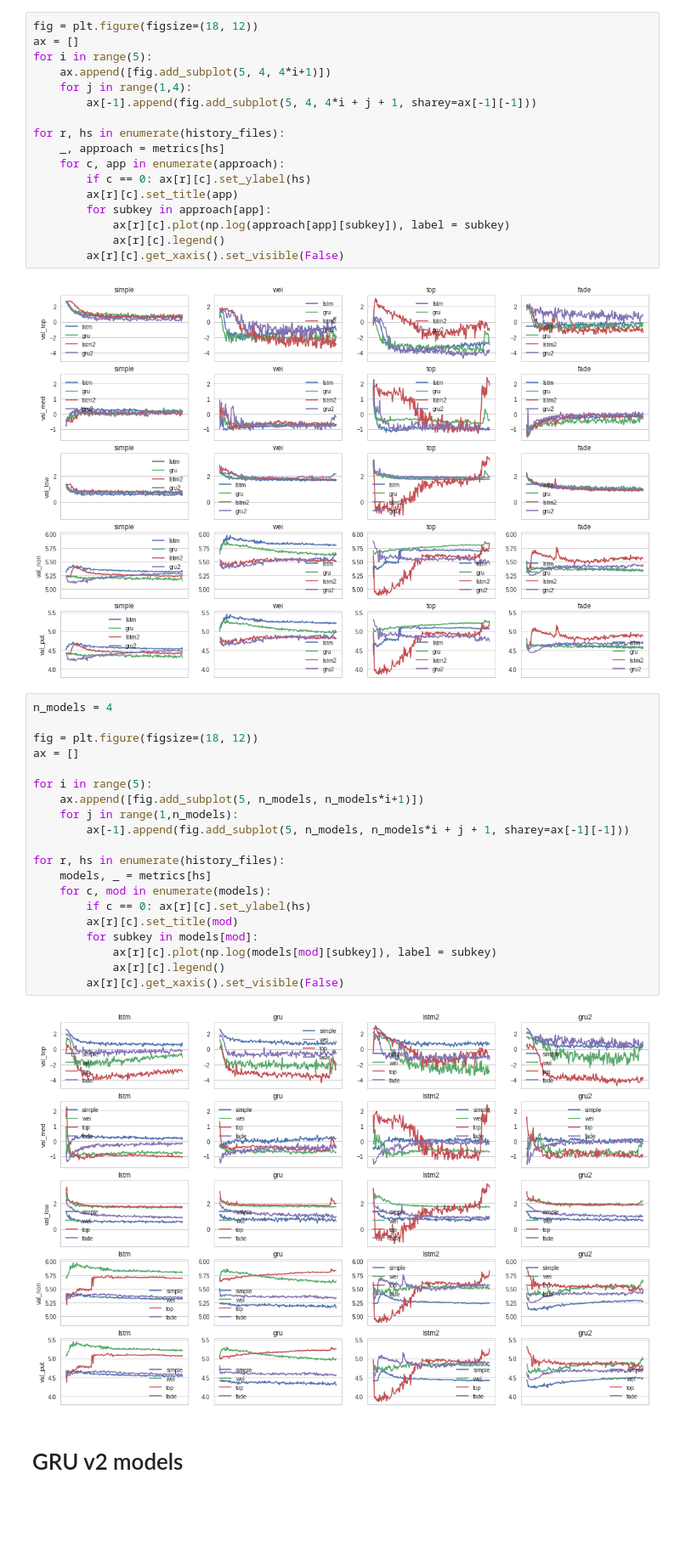
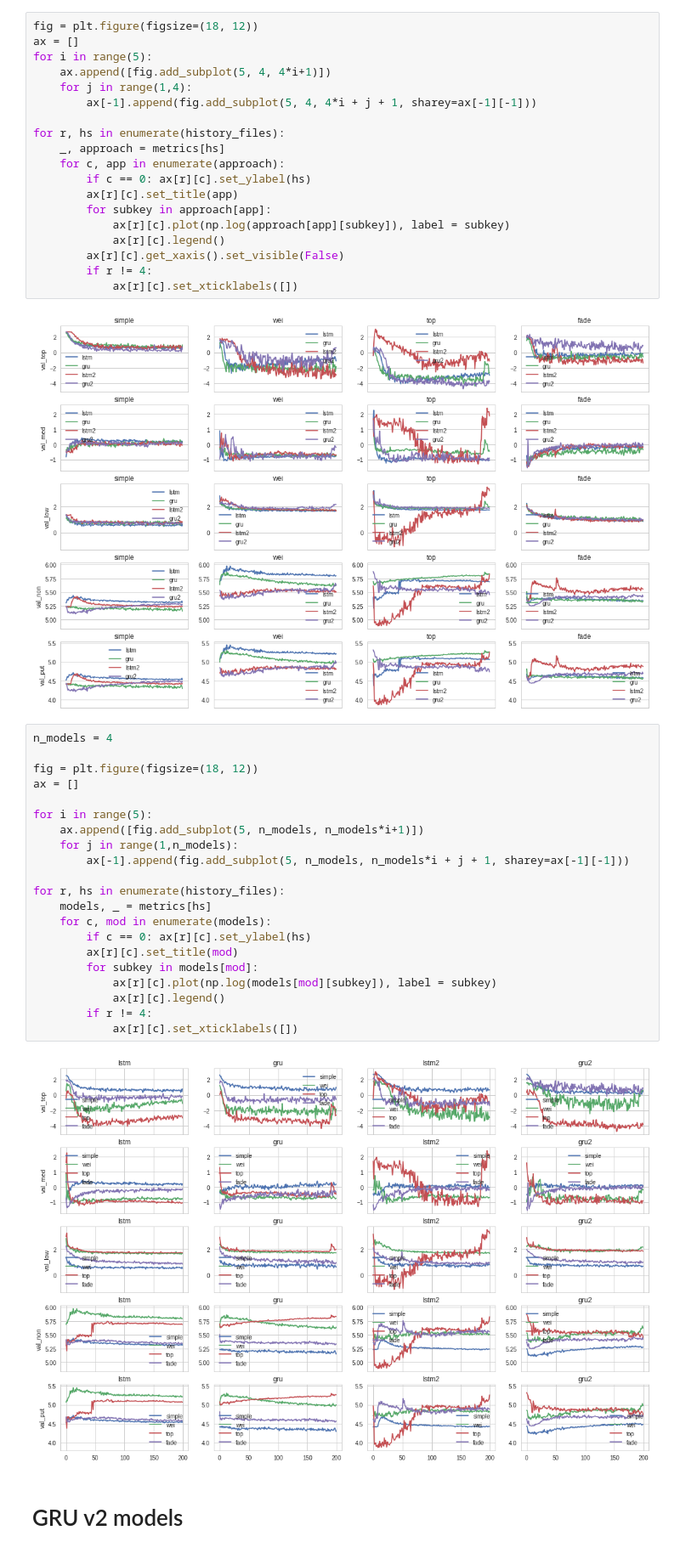
Before and after one commit to weiwang2330/immdeep, a Jupyter notebook: models/paper/overview.ipynb, the cells around one changed output. Shown at 85% size. Saved outputs shown, nothing was run; the diff lists cells and outputs as text; blank space fills up the shorter version.

```diff
--- a/models/paper/overview.ipynb
+++ b/models/paper/overview.ipynb
@@ -51,30 +51,33 @@ for r, hs in enumerate(history_files):
             ax[r][c].plot(np.log(approach[app][subkey]), label = subkey)
             ax[r][c].legend()
         ax[r][c].get_xaxis().set_visible(False)
+        if r != 4:
+            ax[r][c].set_xticklabels([])
 # %% [output]
 [figure]
 # %%
 n_models = 4
 
 fig = plt.figure(figsize=(18, 12))
 ax = []
 
 for i in range(5):
     ax.append([fig.add_subplot(5, n_models, n_models*i+1)])
     for j in range(1,n_models):
         ax[-1].append(fig.add_subplot(5, n_models, n_models*i + j + 1, sharey=ax[-1][-1]))
 
 for r, hs in enumerate(history_files):
     models, _ = metrics[hs]
     for c, mod in enumerate(models):
         if c == 0: ax[r][c].set_ylabel(hs)
         ax[r][c].set_title(mod)
         for subkey in models[mod]:
             ax[r][c].plot(np.log(models[mod][subkey]), label = subkey)
             ax[r][c].legend()
-        ax[r][c].get_xaxis().set_visible(False)
+        if r != 4:
+            ax[r][c].set_xticklabels([])
 # %% [output]
-[figure, old version]
+[figure, new version]
 # %% [markdown]
 # GRU v2 models
 # %%
```
Also changed, not shown: parts of 3 cells of this notebook, 32 other files.
